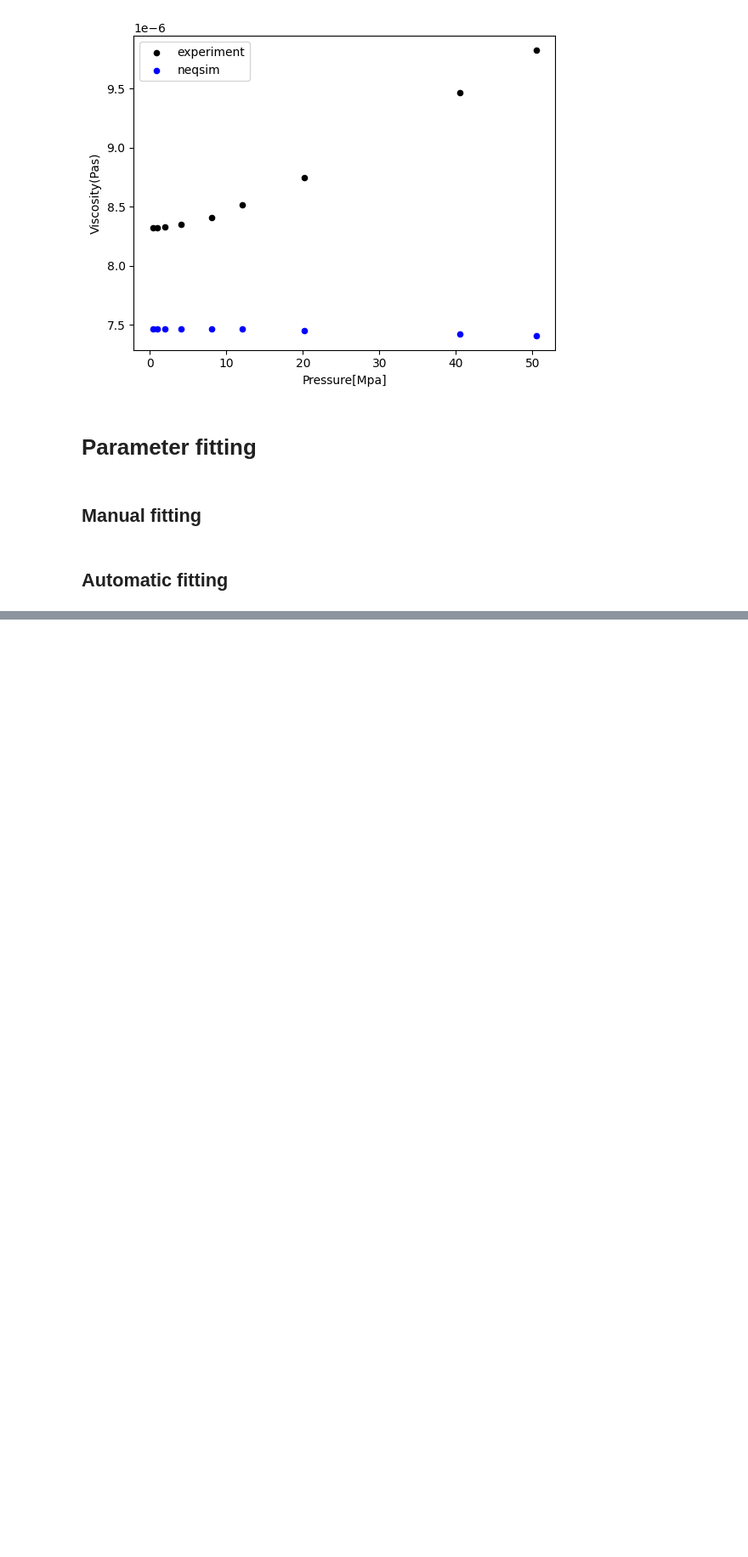
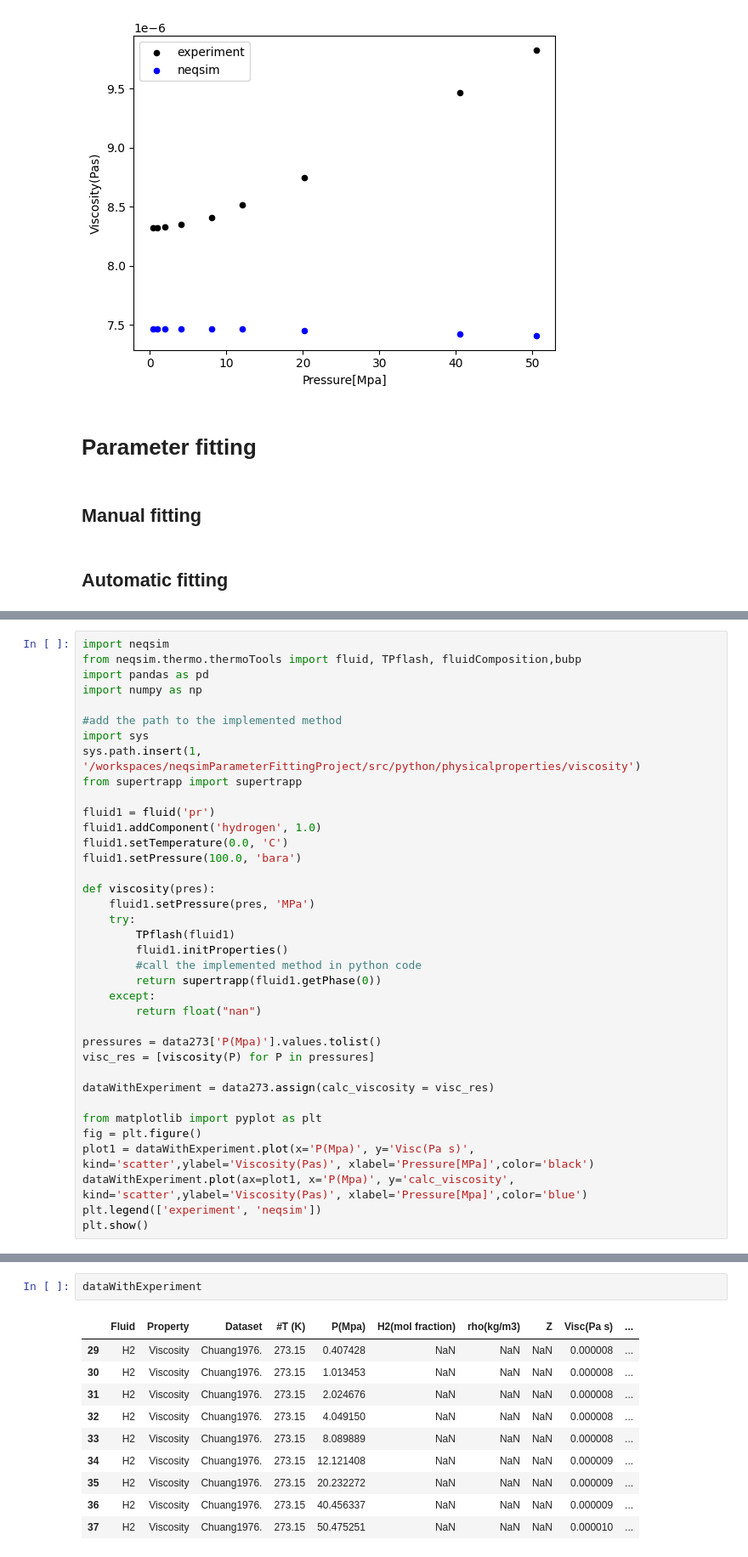
Before and after one commit to equinor/neqsim-parameterfitting, a Jupyter notebook: example/physicalproperties/viscosity/hydrogen.ipynb, the cells around one changed output, grey strips where cells are left out. Shown at 85% size. Saved outputs shown, nothing was run; the diff lists cells and outputs as text; blank space fills up the shorter version.

Commit message:
added test method in src

```diff
--- a/example/physicalproperties/viscosity/hydrogen.ipynb
+++ b/example/physicalproperties/viscosity/hydrogen.ipynb
@@ -116,0 +120,37 @@ plt.show()
+# %%
+import neqsim
+from neqsim.thermo.thermoTools import fluid, TPflash, fluidComposition,bubp
+import pandas as pd
+import numpy as np
+
+#add the path to the implemented method
+import sys
+sys.path.insert(1, '/workspaces/neqsimParameterFittingProject/src/python/physicalproperties/viscosity')
+from supertrapp import supertrapp
+
+fluid1 = fluid('pr')
+fluid1.addComponent('hydrogen', 1.0)
+fluid1.setTemperature(0.0, 'C')
+fluid1.setPressure(100.0, 'bara')
+
+def viscosity(pres):
+    fluid1.setPressure(pres, 'MPa')
+    try:
+        TPflash(fluid1)
+        fluid1.initProperties()
+        #call the implemented method in python code
+        return supertrapp(fluid1.getPhase(0))
+    except:
+        return float("nan")
+
+pressures = data273['P(Mpa)'].values.tolist()
+visc_res = [viscosity(P) for P in pressures]
+
+dataWithExperiment = data273.assign(calc_viscosity = visc_res)
+
+from matplotlib import pyplot as plt
+fig = plt.figure()
+plot1 = dataWithExperiment.plot(x='P(Mpa)', y='Visc(Pa s)', kind='scatter',ylabel='Viscosity(Pas)', xlabel='Pressure[MPa]',color='black')
+dataWithExperiment.plot(ax=plot1, x='P(Mpa)', y='calc_viscosity', kind='scatter',ylabel='Viscosity(Pas)', xlabel='Pressure[Mpa]',color='blue')
+plt.legend(['experiment', 'neqsim'])
+plt.show()
@@ -116,0 +160,13 @@ plt.show()
+# %%
+dataWithExperiment
+# %% [output]
+|  | Fluid | Property | Dataset | #T (K) | P(Mpa) | H2(mol fraction) | rho(kg/m3) | Z | Visc(Pa s) | ... |
+| 29 | H2 | Viscosity | Chuang1976. | 273.15 | 0.407428 | NaN | NaN | NaN | 0.000008 | ... |
+| 30 | H2 | Viscosity | Chuang1976. | 273.15 | 1.013453 | NaN | NaN | NaN | 0.000008 | ... |
+| 31 | H2 | Viscosity | Chuang1976. | 273.15 | 2.024676 | NaN | NaN | NaN | 0.000008 | ... |
+| 32 | H2 | Viscosity | Chuang1976. | 273.15 | 4.049150 | NaN | NaN | NaN | 0.000008 | ... |
+| 33 | H2 | Viscosity | Chuang1976. | 273.15 | 8.089889 | NaN | NaN | NaN | 0.000008 | ... |
+| 34 | H2 | Viscosity | Chuang1976. | 273.15 | 12.121408 | NaN | NaN | NaN | 0.000009 | ... |
+| 35 | H2 | Viscosity | Chuang1976. | 273.15 | 20.232272 | NaN | NaN | NaN | 0.000009 | ... |
+| 36 | H2 | Viscosity | Chuang1976. | 273.15 | 40.456337 | NaN | NaN | NaN | 0.000009 | ... |
+| 37 | H2 | Viscosity | Chuang1976. | 273.15 | 50.475251 | NaN | NaN | NaN | 0.000010 | ... |
```
Also changed, not shown: parts of 2 cells of this notebook, 6 other files.
